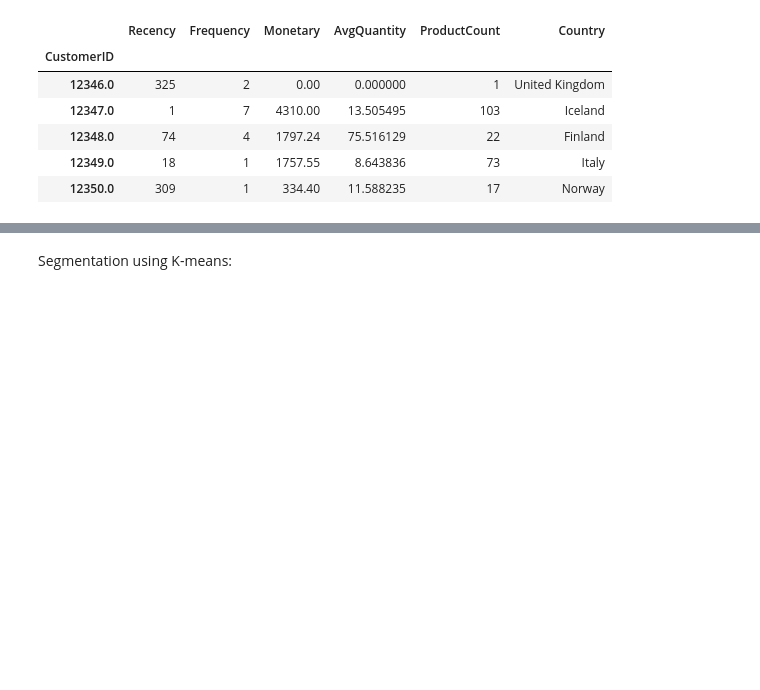
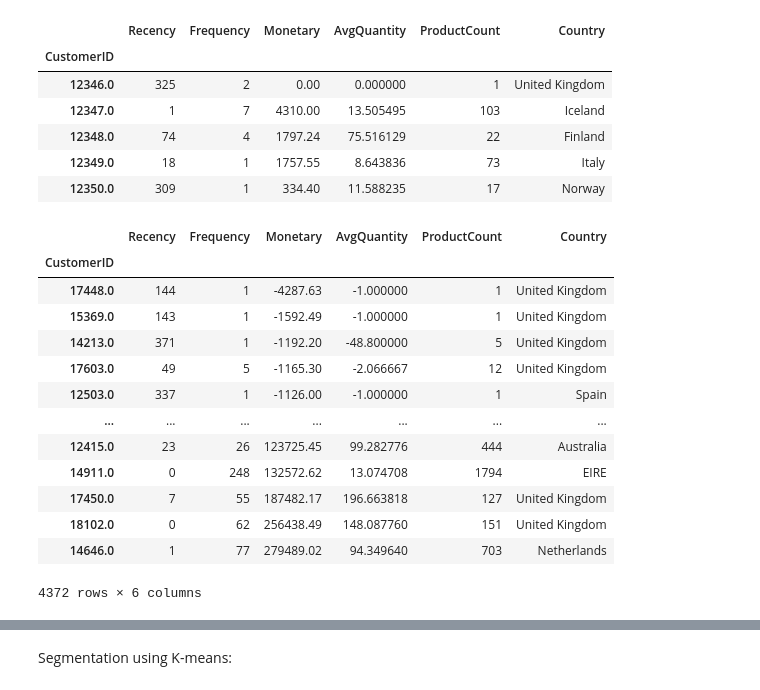
Before and after one commit to NikolaiMiranda/customer-segmentation-retail, a Jupyter notebook: customer_segmentation.ipynb, the cells around one changed output, grey strips where cells are left out. Saved outputs shown, nothing was run; the diff lists cells and outputs as text; code cells hidden in the pictures; blank space fills up the shorter version.

```diff
--- a/customer_segmentation.ipynb
+++ b/customer_segmentation.ipynb
@@ -212,3 +215,21 @@ customer_df.head()
 | 12348.0 | 74 | 4 | 1797.24 | 75.516129 | 22 | Finland |
 | 12349.0 | 18 | 1 | 1757.55 | 8.643836 | 73 | Italy |
 | 12350.0 | 309 | 1 | 334.40 | 11.588235 | 17 | Norway |
+# %%
+customer_df.sort_values(by='Monetary', ascending=True)
+# Assuming that these negative values from cancellations are a result of cancellations of purchases that occured before the dataset began being collected. Thus we will eliminate these.
+# %% [output]
+|  | Recency | Frequency | Monetary | AvgQuantity | ProductCount | Country |
+| CustomerID |  |  |  |  |  |  |
+| 17448.0 | 144 | 1 | -4287.63 | -1.000000 | 1 | United Kingdom |
+| 15369.0 | 143 | 1 | -1592.49 | -1.000000 | 1 | United Kingdom |
+| 14213.0 | 371 | 1 | -1192.20 | -48.800000 | 5 | United Kingdom |
+| 17603.0 | 49 | 5 | -1165.30 | -2.066667 | 12 | United Kingdom |
+| 12503.0 | 337 | 1 | -1126.00 | -1.000000 | 1 | Spain |
+| ... | ... | ... | ... | ... | ... | ... |
+| 12415.0 | 23 | 26 | 123725.45 | 99.282776 | 444 | Australia |
+| 14911.0 | 0 | 248 | 132572.62 | 13.074708 | 1794 | EIRE |
+| 17450.0 | 7 | 55 | 187482.17 | 196.663818 | 127 | United Kingdom |
+| 18102.0 | 0 | 62 | 256438.49 | 148.087760 | 151 | United Kingdom |
+| 14646.0 | 1 | 77 | 279489.02 | 94.349640 | 703 | Netherlands |
+4372 rows × 6 columns
```
Also changed, not shown: parts of 7 cells of this notebook.
